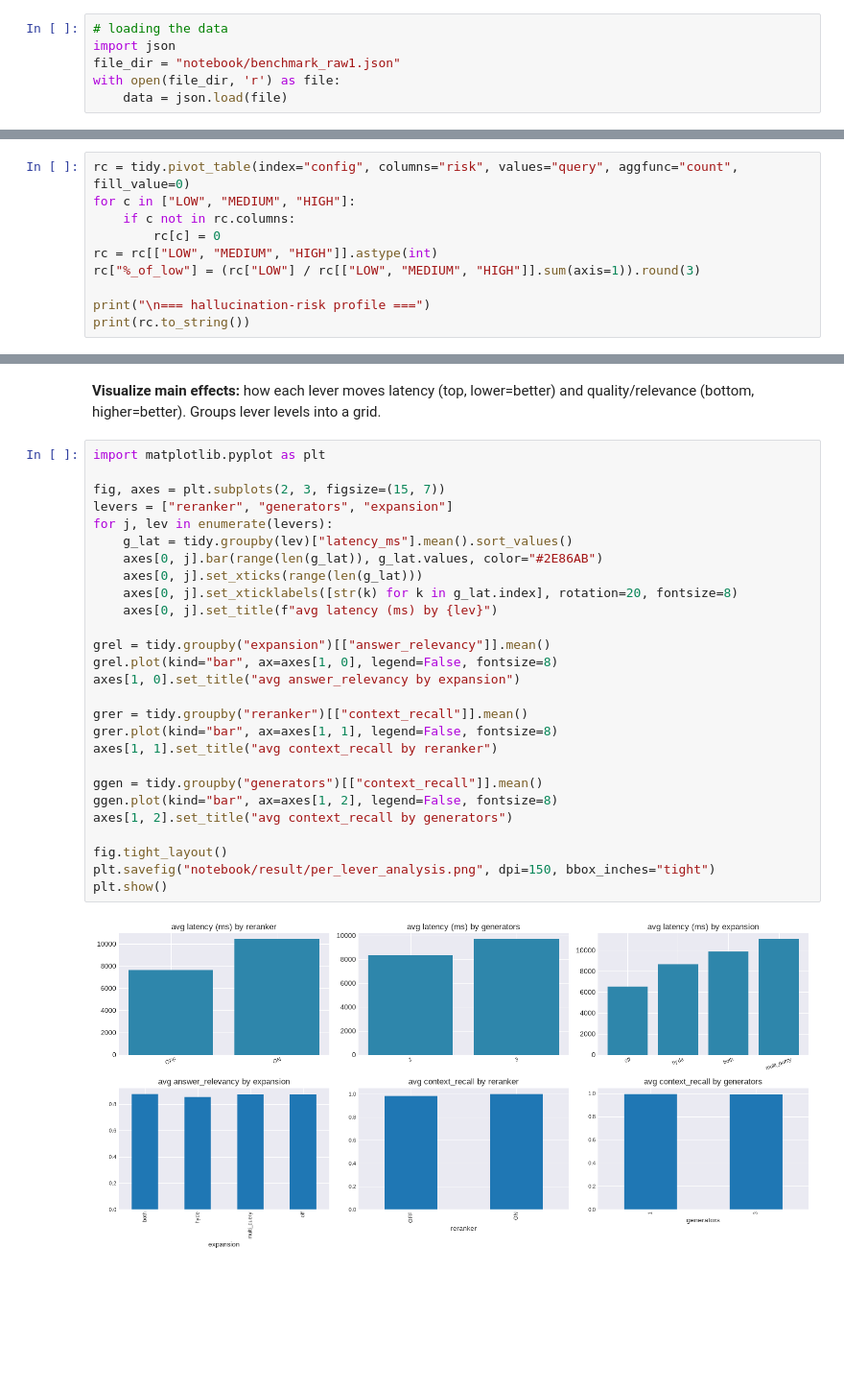
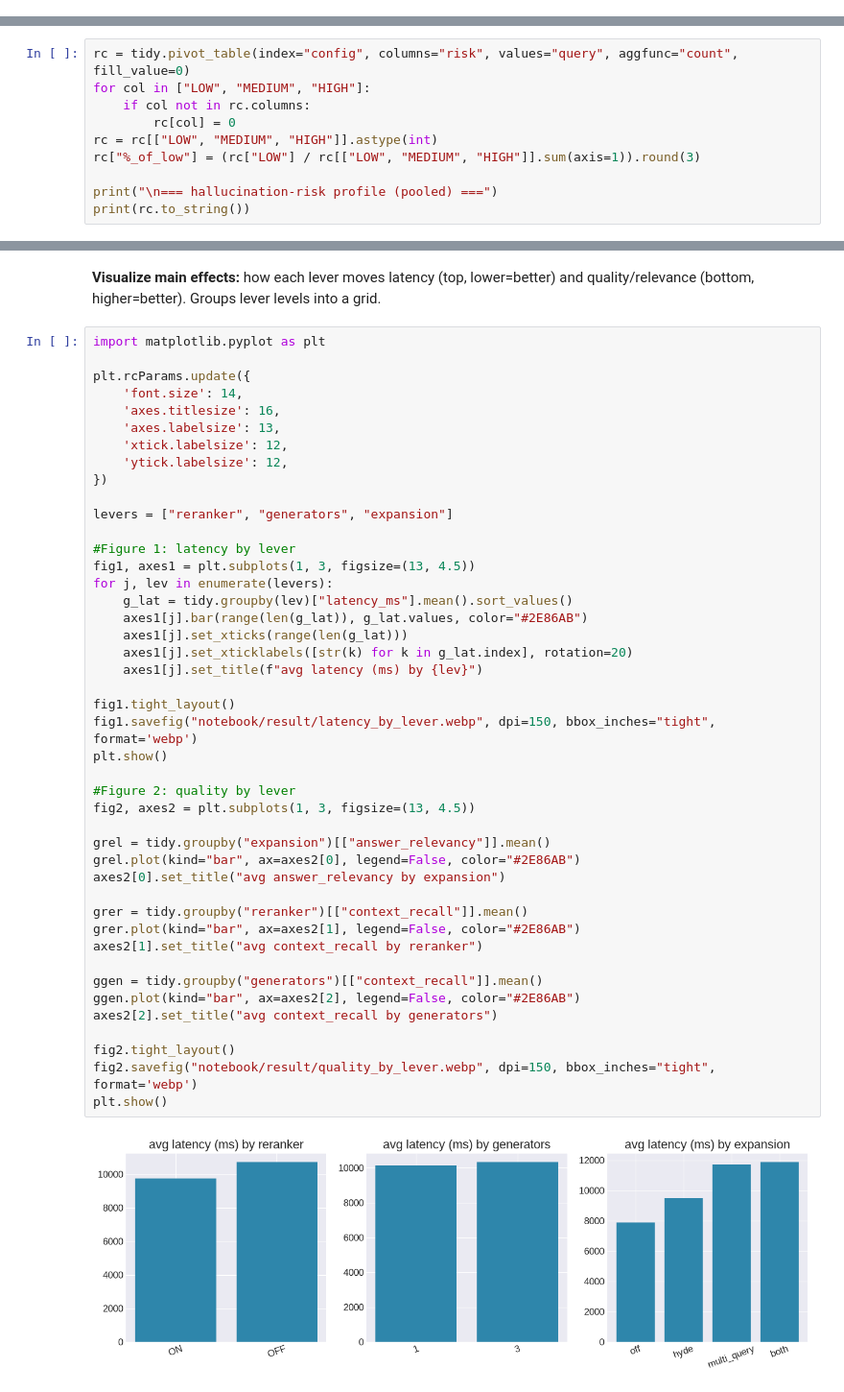
Before and after one commit to manofvalour/Multiagent_RAG_system, a Jupyter notebook: notebook/analysis.ipynb, the cells around one changed output, grey strips where cells are left out. Shown at 96% size. Saved outputs shown, nothing was run; the diff lists cells and outputs as text; blank space fills up the shorter version.

Commit message:
rerun the experiment, analysis, and set the reranker, expander and generators

```diff
--- a/notebook/analysis.ipynb
+++ b/notebook/analysis.ipynb
@@ -221,6 +0,0 @@ def transform(raw_configs: dict) -> dict:
-# %%
-# loading the data
-import json
-file_dir = "notebook/benchmark_raw1.json"
-with open(file_dir, 'r') as file:
-    data = json.load(file)
@@ -622,11 +474,11 @@ P: Reranker=OFF, 1gen, exp_str=off, exp_on=OFF                  NaN
 # %%
 rc = tidy.pivot_table(index="config", columns="risk", values="query", aggfunc="count", fill_value=0)
-for c in ["LOW", "MEDIUM", "HIGH"]:
-    if c not in rc.columns:
-        rc[c] = 0
+for col in ["LOW", "MEDIUM", "HIGH"]:
+    if col not in rc.columns:
+        rc[col] = 0
 rc = rc[["LOW", "MEDIUM", "HIGH"]].astype(int)
 rc["%_of_low"] = (rc["LOW"] / rc[["LOW", "MEDIUM", "HIGH"]].sum(axis=1)).round(3)
 
-print("\n=== hallucination-risk profile ===")
+print("\n=== hallucination-risk profile (pooled) ===")
 print(rc.to_string())
 # %% [output]
@@ -741,29 +614,46 @@ quality/relevance (bottom, higher=better). Groups lever levels into a grid.
 # %%
 import matplotlib.pyplot as plt
 
-fig, axes = plt.subplots(2, 3, figsize=(15, 7))
+plt.rcParams.update({
+    'font.size': 14,
+    'axes.titlesize': 16,
+    'axes.labelsize': 13,
+    'xtick.labelsize': 12,
+    'ytick.labelsize': 12,
+})
+
 levers = ["reranker", "generators", "expansion"]
+
+#Figure 1: latency by lever
+fig1, axes1 = plt.subplots(1, 3, figsize=(13, 4.5))
 for j, lev in enumerate(levers):
     g_lat = tidy.groupby(lev)["latency_ms"].mean().sort_values()
-    axes[0, j].bar(range(len(g_lat)), g_lat.values, color="#2E86AB")
-    axes[0, j].set_xticks(range(len(g_lat)))
-    axes[0, j].set_xticklabels([str(k) for k in g_lat.index], rotation=20, fontsize=8)
-    axes[0, j].set_title(f"avg latency (ms) by {lev}")
+    axes1[j].bar(range(len(g_lat)), g_lat.values, color="#2E86AB")
+    axes1[j].set_xticks(range(len(g_lat)))
+    axes1[j].set_xticklabels([str(k) for k in g_lat.index], rotation=20)
+    axes1[j].set_title(f"avg latency (ms) by {lev}")
+
+fig1.tight_layout()
+fig1.savefig("notebook/result/latency_by_lever.webp", dpi=150, bbox_inches="tight", format='webp')
+plt.show()
+
+#Figure 2: quality by lever
+fig2, axes2 = plt.subplots(1, 3, figsize=(13, 4.5))
 
 grel = tidy.groupby("expansion")[["answer_relevancy"]].mean()
-grel.plot(kind="bar", ax=axes[1, 0], legend=False, fontsize=8)
-axes[1, 0].set_title("avg answer_relevancy by expansion")
+grel.plot(kind="bar", ax=axes2[0], legend=False, color="#2E86AB")
+axes2[0].set_title("avg answer_relevancy by expansion")
 
 grer = tidy.groupby("reranker")[["context_recall"]].mean()
-grer.plot(kind="bar", ax=axes[1, 1], legend=False, fontsize=8)
-axes[1, 1].set_title("avg context_recall by reranker")
+grer.plot(kind="bar", ax=axes2[1], legend=False, color="#2E86AB")
+axes2[1].set_title("avg context_recall by reranker")
 
 ggen = tidy.groupby("generators")[["context_recall"]].mean()
-ggen.plot(kind="bar", ax=axes[1, 2], legend=False, fontsize=8)
-axes[1, 2].set_title("avg context_recall by generators")
+ggen.plot(kind="bar", ax=axes2[2], legend=False, color="#2E86AB")
+axes2[2].set_title("avg context_recall by generators")
 
-fig.tight_layout()
-plt.savefig("notebook/result/per_lever_analysis.png", dpi=150, bbox_inches="tight")
+fig2.tight_layout()
+fig2.savefig("notebook/result/quality_by_lever.webp", dpi=150, bbox_inches="tight", format='webp')
 plt.show()
 # %% [output]
-[figure, old version]
+[figure, new version]
```
Also changed, not shown: parts of 54 cells of this notebook, 17 other files.
